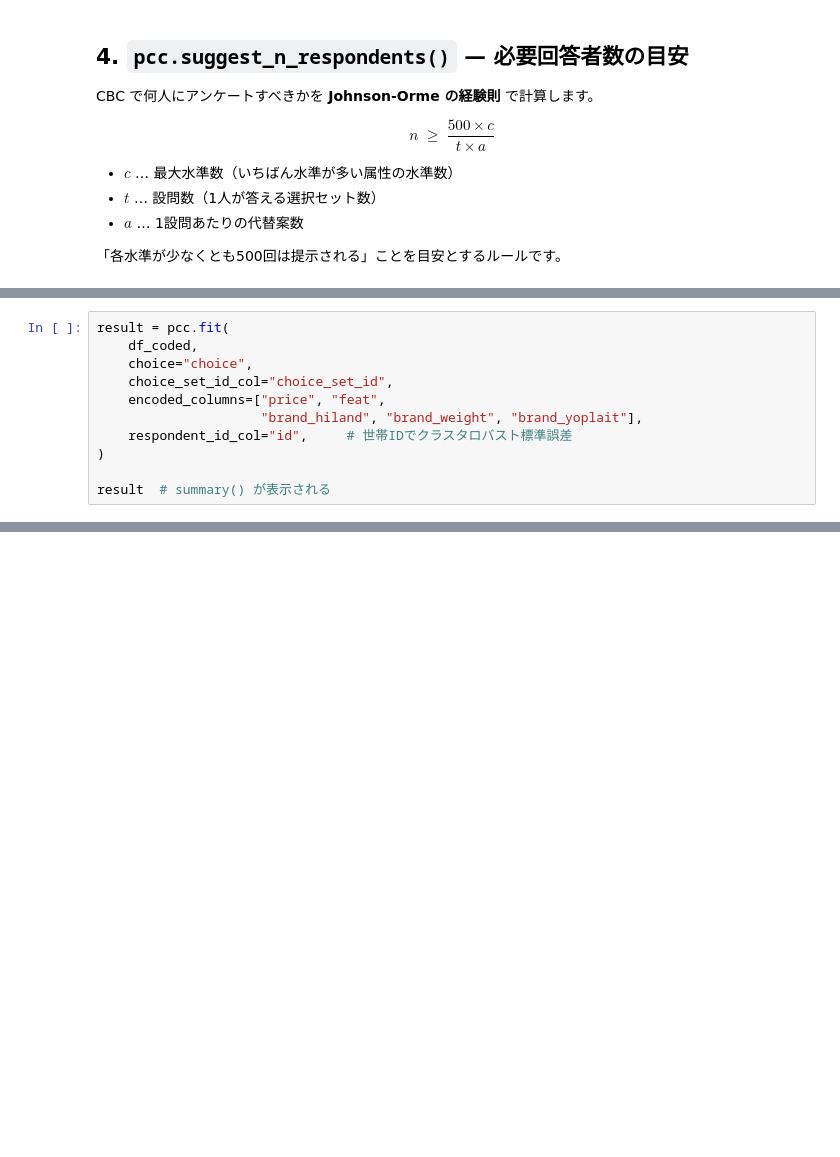
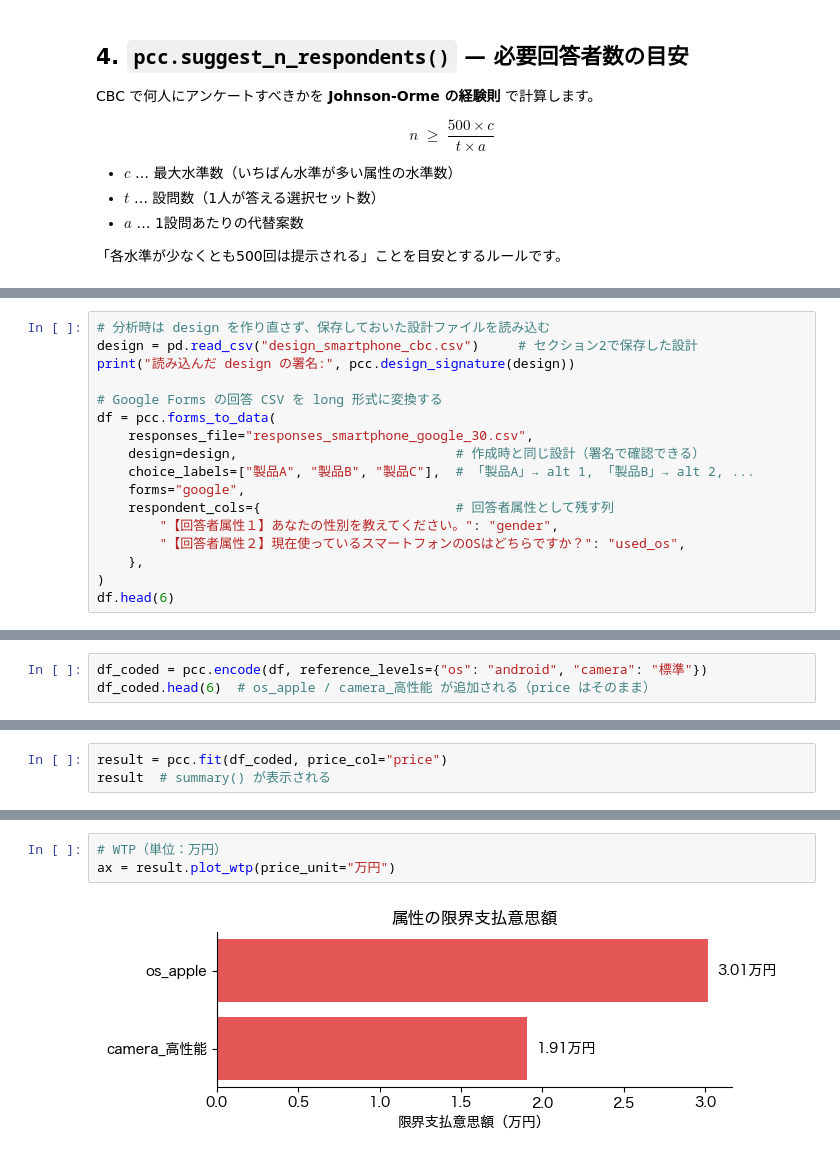
Before and after one commit to Py4Conjoint/py4conjoint, a Jupyter notebook: examples/overview_choice.ipynb, the cells around one changed output, grey strips where cells are left out. Drawn from its saved outputs; the diff is of its cells as text; blank space fills up the shorter version.

```diff
--- a/examples/overview_choice.ipynb
+++ b/examples/overview_choice.ipynb
@@ -397,11 +154,0 @@ $$P(j) = \frac{\exp(V_j)}{\sum_k \exp(V_k)}, \qquad V_j = \beta_1 x_{j1} + \beta
-# %%
-result = pcc.fit(
-    df_coded,
-    choice="choice",
-    choice_set_id_col="choice_set_id",
-    encoded_columns=["price", "feat",
-                     "brand_hiland", "brand_weight", "brand_yoplait"],
-    respondent_id_col="id",     # 世帯IDでクラスタロバスト標準誤差
-)
-
-result  # summary() が表示される
@@ -665,0 +206,17 @@ choice 版の方が理論的な裏付けが強い、というのが使い分け
+# %%
+# 分析時は design を作り直さず、保存しておいた設計ファイルを読み込む
+design = pd.read_csv("design_smartphone_cbc.csv")     # セクション2で保存した設計
+print("読み込んだ design の署名:", pcc.design_signature(design))
+
+# Google Forms の回答 CSV を long 形式に変換する
+df = pcc.forms_to_data(
+    responses_file="responses_smartphone_google_30.csv",
+    design=design,                            # 作成時と同じ設計（署名で確認できる）
+    choice_labels=["製品A", "製品B", "製品C"],  # 「製品A」→ alt 1, 「製品B」→ alt 2, ...
+    forms="google",
+    respondent_cols={                         # 回答者属性として残す列
+        "【回答者属性１】あなたの性別を教えてください。": "gender",
+        "【回答者属性２】現在使っているスマートフォンのOSはどちらですか？": "used_os",
+    },
+)
+df.head(6)
@@ -665,0 +254,3 @@ choice 版の方が理論的な裏付けが強い、というのが使い分け
+# %%
+df_coded = pcc.encode(df, reference_levels={"os": "android", "camera": "標準"})
+df_coded.head(6)  # os_apple / camera_高性能 が追加される（price はそのまま）
@@ -665,0 +277,3 @@ choice 版の方が理論的な裏付けが強い、というのが使い分け
+# %%
+result = pcc.fit(df_coded, price_col="price")
+result  # summary() が表示される
@@ -665,0 +391,5 @@ choice 版の方が理論的な裏付けが強い、というのが使い分け
+# %%
+# WTP（単位：万円）
+ax = result.plot_wtp(price_unit="万円")
+# %% [output]
+[figure, added]
```
Also changed, not shown: parts of 69 cells of this notebook, 6 other files.
